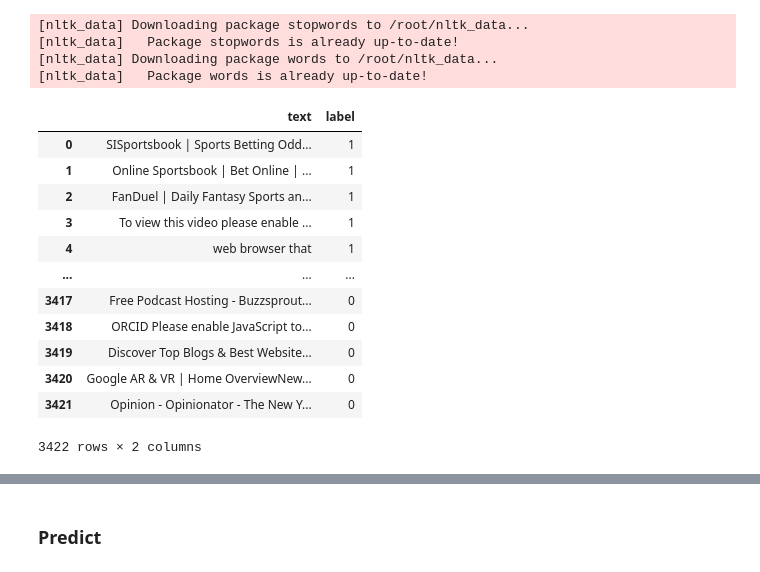
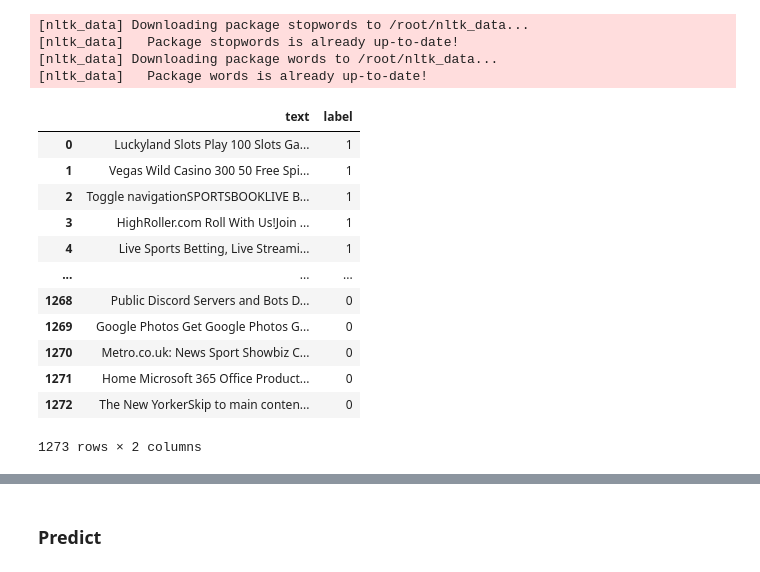
Before and after one commit to regevson/casino, a Jupyter notebook: research/classifier.ipynb, the cells around one changed output, grey strips where cells are left out. Drawn from its saved outputs; the diff is of its cells as text; code cells hidden in the pictures.

```diff
--- a/research/classifier.ipynb
+++ b/research/classifier.ipynb
@@ -35,26 +28,35 @@ headers = {
-# %%
-df_pos = pd.read_csv('data/positives_clean.csv', lineterminator='\n')
-df_neg = pd.read_csv('data/negatives_clean.csv', lineterminator='\n')
-
-df_pos['label'] = 1
-df_neg['label'] = 0
-
-df = pd.concat([df_pos, df_neg], ignore_index=True)
-df
-# %% [output]
-|  | text | label |
-| 0 | SISportsbook | Sports Betting Odd... | 1 |
-| 1 | Online Sportsbook | Bet Online | ... | 1 |
-| 2 | FanDuel | Daily Fantasy Sports an... | 1 |
-| 3 | To view this video please enable ... | 1 |
-| 4 | web browser that | 1 |
-| ... | ... | ... |
-| 3417 | Free Podcast Hosting - Buzzsprout... | 0 |
-| 3418 | ORCID Please enable JavaScript to... | 0 |
-| 3419 | Discover Top Blogs & Best Website... | 0 |
-| 3420 | Google AR & VR | Home OverviewNew... | 0 |
-| 3421 | Opinion - Opinionator - The New Y... | 0 |
-3422 rows × 2 columns
+# %%
+POS_PATH = 'data/pos_clean.txt'
+NEG_PATH = 'data/neg_clean.txt'
+
+with open(POS_PATH, 'r') as file:
+    pos = file.readlines()
+
+with open(NEG_PATH, 'r') as file:
+    neg = file.readlines()
+
+df_pos = pd.DataFrame({'text': pos})
+df_neg = pd.DataFrame({'text': neg})
+
+df_pos['label'] = 1
+df_neg['label'] = 0
+
+df = pd.concat([df_pos, df_neg], ignore_index=True)
+df
+# %% [output]
+|  | text | label |
+| 0 | Luckyland Slots Play 100 Slots Ga... | 1 |
+| 1 | Vegas Wild Casino 300 50 Free Spi... | 1 |
+| 2 | Toggle navigationSPORTSBOOKLIVE B... | 1 |
+| 3 | HighRoller.com Roll With Us!Join ... | 1 |
+| 4 | Live Sports Betting, Live Streami... | 1 |
+| ... | ... | ... |
+| 1268 | Public Discord Servers and Bots D... | 0 |
+| 1269 | Google Photos Get Google Photos G... | 0 |
+| 1270 | Metro.co.uk: News Sport Showbiz C... | 0 |
+| 1271 | Home Microsoft 365 Office Product... | 0 |
+| 1272 | The New YorkerSkip to main conten... | 0 |
+1273 rows × 2 columns
 # %%
 print("len", len(df))
 df['text'] = df['text'].apply(lambda x: x.lower())
```
Also changed, not shown: parts of 16 cells of this notebook, 10 other files.
